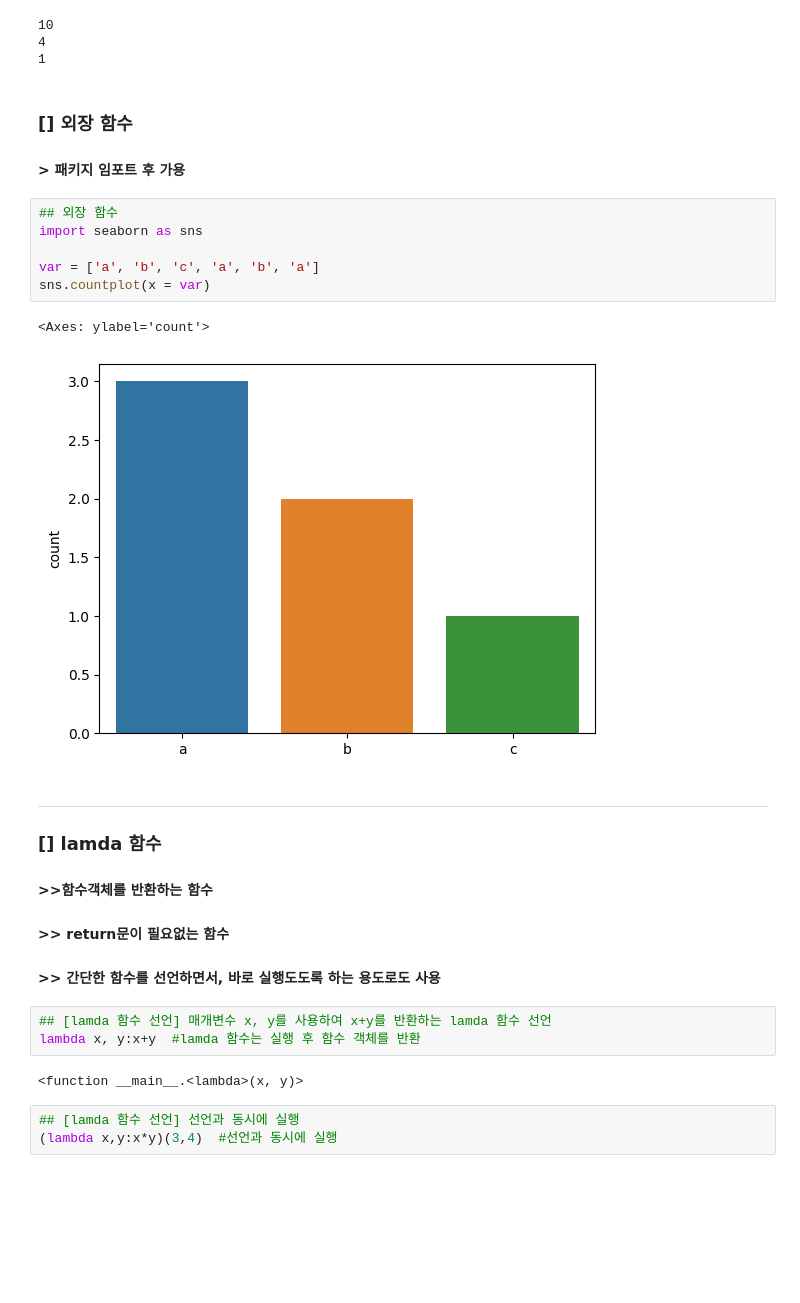
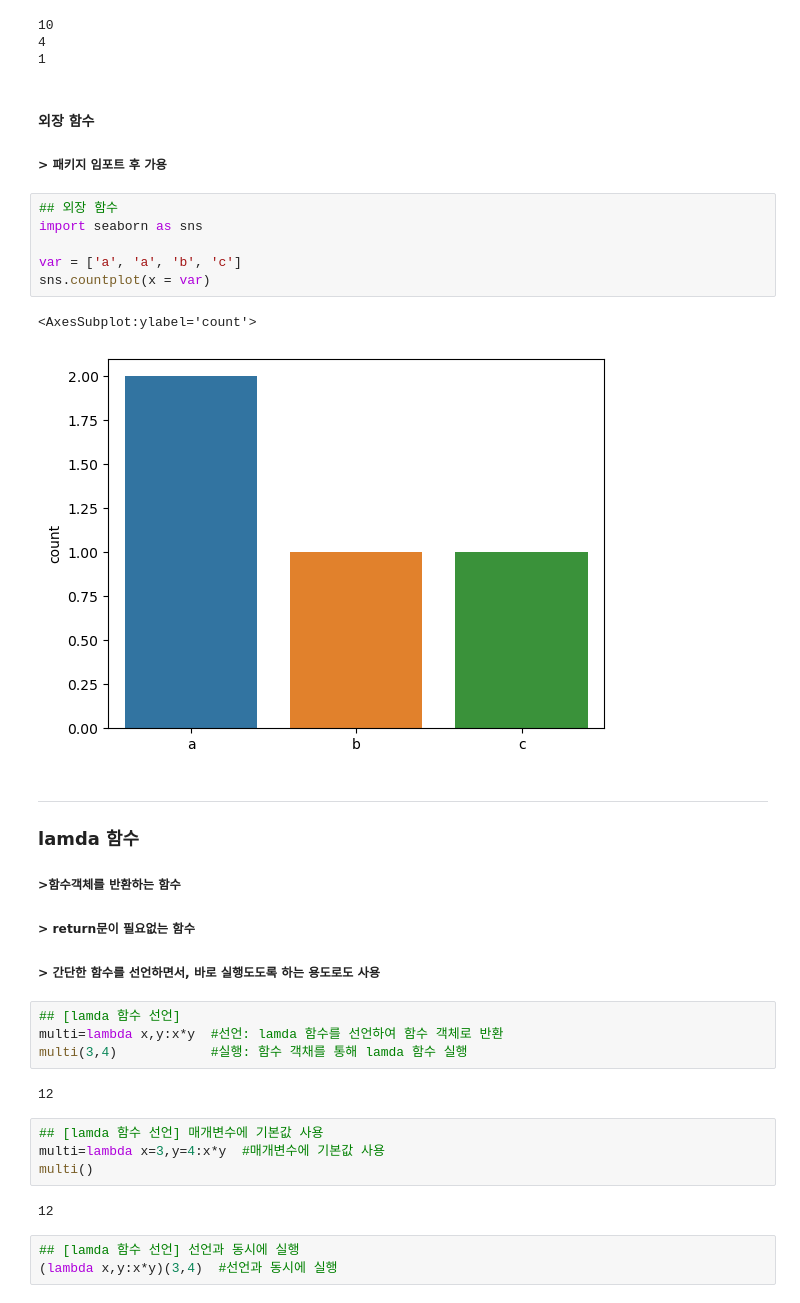
Before and after one commit to dndxor/BCDA, a Jupyter notebook: Ch03_PythonReview.ipynb, the cells around one changed output. Cells and saved outputs as stored; diff of their text form; blank space fills up the shorter version.

```diff
--- a/Ch03_PythonReview.ipynb
+++ b/Ch03_PythonReview.ipynb
@@ -194,28 +973,35 @@ print(min(x))
 4
 1
 # %% [markdown]
-### **[] 외장 함수**
-#### > 패키지 임포트 후 가용
+#### **외장 함수**
+##### > 패키지 임포트 후 가용
 # %%
 ## 외장 함수
 import seaborn as sns
 
-var = ['a', 'b', 'c', 'a', 'b', 'a']
+var = ['a', 'a', 'b', 'c']
 sns.countplot(x = var)
 # %% [output]
-<Axes: ylabel='count'>
+<AxesSubplot:ylabel='count'>
-[figure, old version]
+[figure, new version]
 # %% [markdown]
 ----
-### **[] lamda 함수**
-#### >>함수객체를 반환하는 함수
-#### >> return문이 필요없는 함수
-#### >> 간단한 함수를 선언하면서, 바로 실행도도록 하는 용도로도 사용
+### **lamda 함수**
+##### >함수객체를 반환하는 함수
+##### > return문이 필요없는 함수
+##### > 간단한 함수를 선언하면서, 바로 실행도도록 하는 용도로도 사용
 # %%
-## [lamda 함수 선언] 매개변수 x, y를 사용하여 x+y를 반환하는 lamda 함수 선언
-lambda x, y:x+y  #lamda 함수는 실행 후 함수 객체를 반환
+## [lamda 함수 선언]
+multi=lambda x,y:x*y  #선언: lamda 함수를 선언하여 함수 객체로 반환
+multi(3,4)            #실행: 함수 객채를 통해 lamda 함수 실행
 # %% [output]
-<function __main__.<lambda>(x, y)>
+12
+# %%
+## [lamda 함수 선언] 매개변수에 기본값 사용
+multi=lambda x=3,y=4:x*y  #매개변수에 기본값 사용
+multi()
+# %% [output]
+12
 # %%
 ## [lamda 함수 선언] 선언과 동시에 실행
 (lambda x,y:x*y)(3,4)  #선언과 동시에 실행
```
Also changed, not shown: parts of 187 cells of this notebook.
